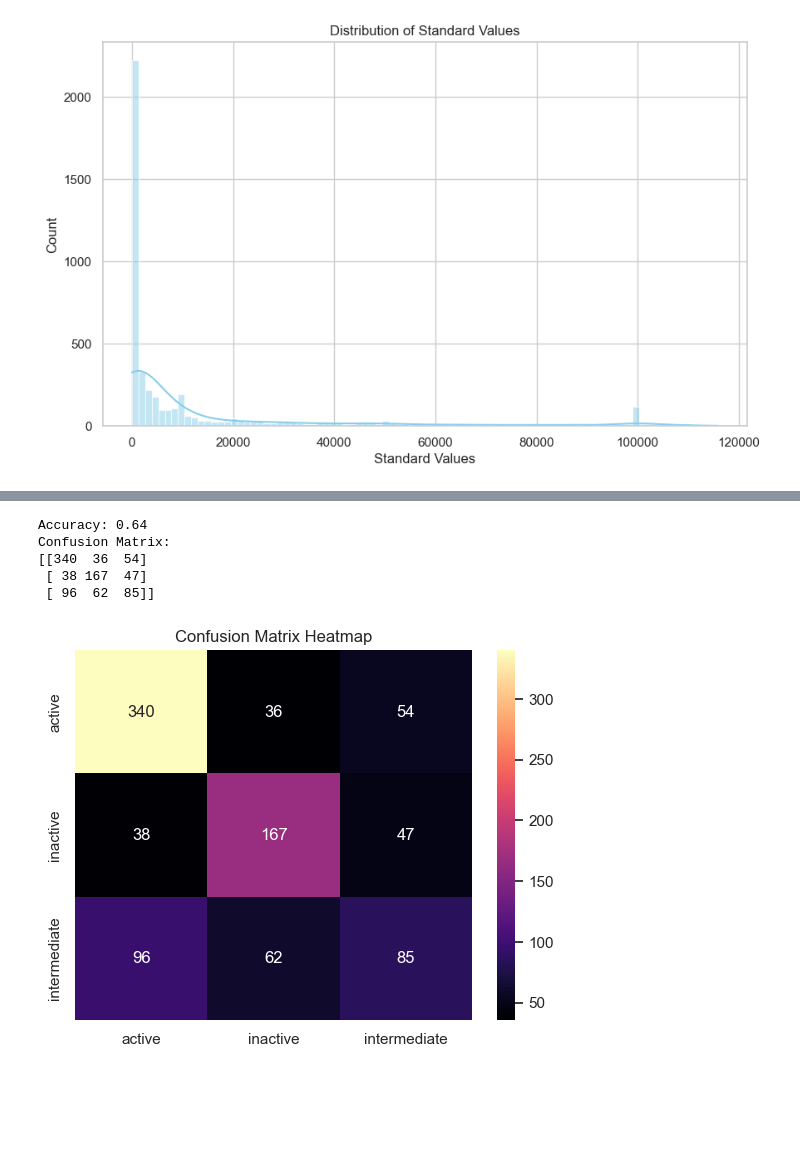
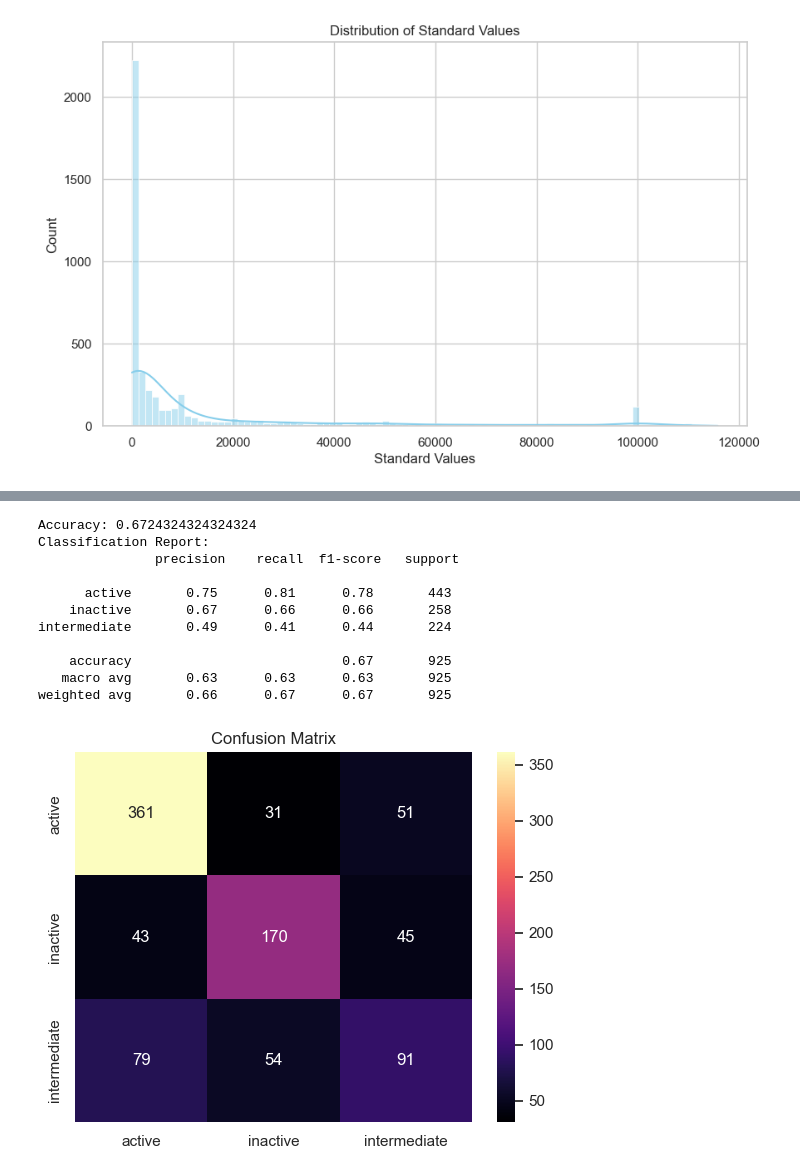
Before and after one commit to Aayush-Shrestha/Computational-Drug-Discovery, a Jupyter notebook: Version 2/QSAR.ipynb, the cells around one changed output, grey strips where cells are left out. Drawn from its saved outputs; the diff is of its cells as text; code cells hidden in the pictures; blank space fills up the shorter version.

```diff
--- a/Version 2/QSAR.ipynb
+++ b/Version 2/QSAR.ipynb
@@ -446,32 +459,40 @@ plt.show()
 # %%
+X = df.drop(['canonical_smiles', 'target', 'fingerprint', 'activity_class','standard_value','descriptors'], axis=1)
+
 y = df['activity_class']
 # %%
 X_train, X_test, y_train, y_test = train_test_split(X, y, test_size=0.2, random_state = 0)
 
-clf = RandomForestClassifier(n_estimators=100, random_state=42)
+clf = RandomForestClassifier(n_estimators=120, random_state=42)
 
 clf.fit(X_train, y_train)
 
 y_pred = clf.predict(X_test)
 
 accuracy = accuracy_score(y_test, y_pred)
 print(f"Accuracy: {accuracy}")
 
 print("Classification Report:\n", classification_report(y_test, y_pred))
 
 cm = confusion_matrix(y_test, y_pred)
 
 sns.heatmap(cm, annot=True, fmt='d', cmap='magma', xticklabels=clf.classes_, yticklabels=clf.classes_)
 
 plt.title('Confusion Matrix')
 plt.show()
 # %% [output]
-Accuracy: 0.64
-Confusion Matrix:
-[[340  36  54]
- [ 38 167  47]
- [ 96  62  85]]
+Accuracy: 0.6724324324324324
+Classification Report:
+               precision    recall  f1-score   support
+
+      active       0.75      0.81      0.78       443
+    inactive       0.67      0.66      0.66       258
+intermediate       0.49      0.41      0.44       224
+
+    accuracy                           0.67       925
+   macro avg       0.63      0.63      0.63       925
+weighted avg       0.66      0.67      0.67       925
-[figure, old version]
+[figure, new version]
 # %%
 svm_model = SVC(kernel='linear')
 
```
Also changed, not shown: parts of 15 cells of this notebook, 8 other files.
